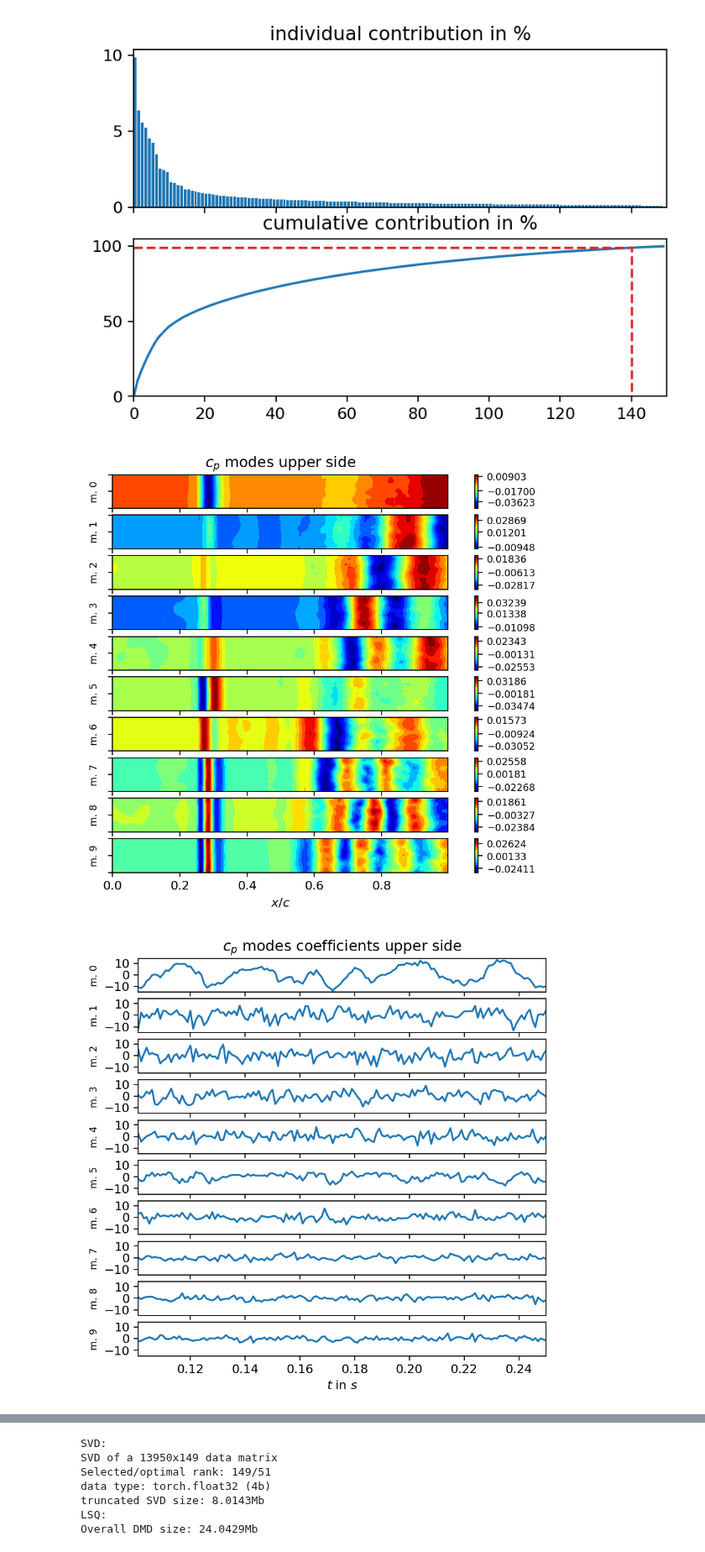
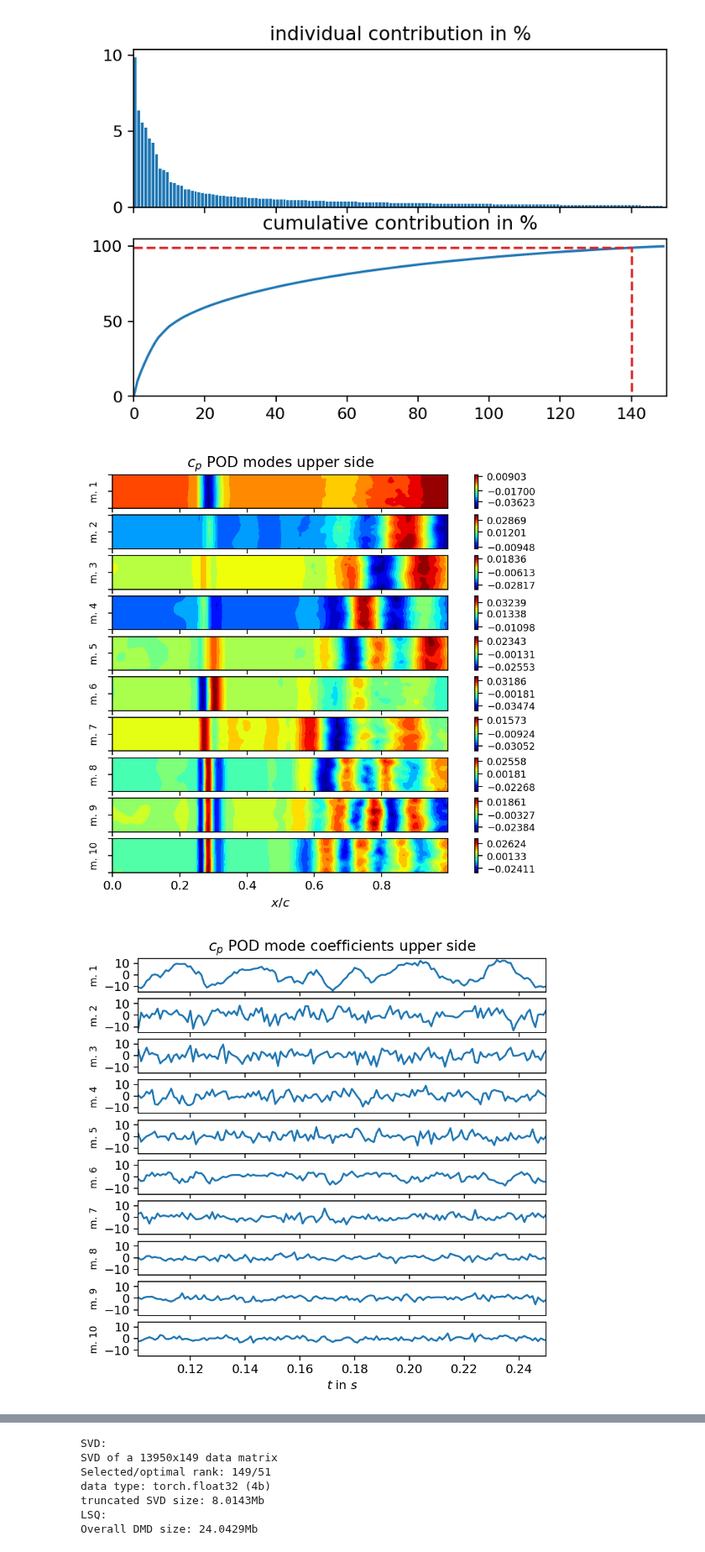
Before and after one commit to FlowModelingControl/flowtorch, a Jupyter notebook: docs/source/notebooks/dmd_naca0012_surface.ipynb, the cells around one changed output, grey strips where cells are left out. Shown at 84% size. Saved outputs shown, nothing was run; the diff lists cells and outputs as text; code cells hidden in the pictures.

```diff
--- a/docs/source/notebooks/dmd_naca0012_surface.ipynb
+++ b/docs/source/notebooks/dmd_naca0012_surface.ipynb
@@ -141,25 +141,24 @@ height = 0.6
 fig, axarr = plt.subplots(len(modes), 1, figsize=(8, height*len(modes)), sharex=True, sharey=True)
 for row in range(len(modes)):
     add_surface_plot_to_axis(axarr[row], vertices_upper, svd.U[:, row])
-    axarr[row].set_ylabel(f"m. {row}", fontsize=8)
+    axarr[row].set_ylabel(f"m. {row+1}", fontsize=8)
     axarr[row].set_yticklabels([])
-axarr[0].set_title(r"$c_p$ modes upper side")
+axarr[0].set_title(r"$c_p$ POD modes upper side")
 axarr[-1].set_xlabel(r"$x/c$")
 plt.show()
 # %% [output]
-[figure, old version]
+[figure, new version]
 # %%
 times_num = [float(t) for t in times[100:]]
 height = 0.6
 
 fig, axarr = plt.subplots(len(modes), 1, figsize=(6, height*len(modes)), sharex=True, sharey=True)
 for row in range(len(modes)):
     axarr[row].plot(times_num, svd.V[:, row]*svd.s[row])
-    axarr[row].set_ylabel(f"m. {row}", fontsize=8)
-    #axarr[row].set_yticklabels([])
-axarr[0].set_title(r"$c_p$ modes coefficients upper side")
+    axarr[row].set_ylabel(f"m. {row+1}", fontsize=8)
+axarr[0].set_title(r"$c_p$ POD mode coefficients upper side")
 axarr[-1].set_xlim(times_num[0], times_num[-1])
 axarr[-1].set_xlabel(r"$t$ in $s$")
 plt.show()
 # %% [output]
-[figure, old version]
+[figure, new version]
```
Also changed, not shown: parts of 23 cells of this notebook.
